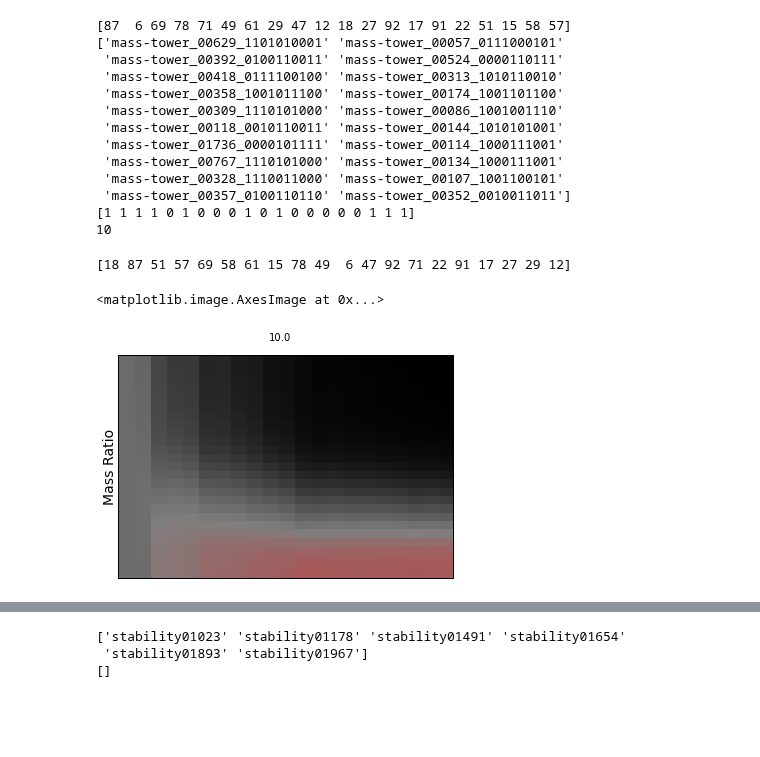
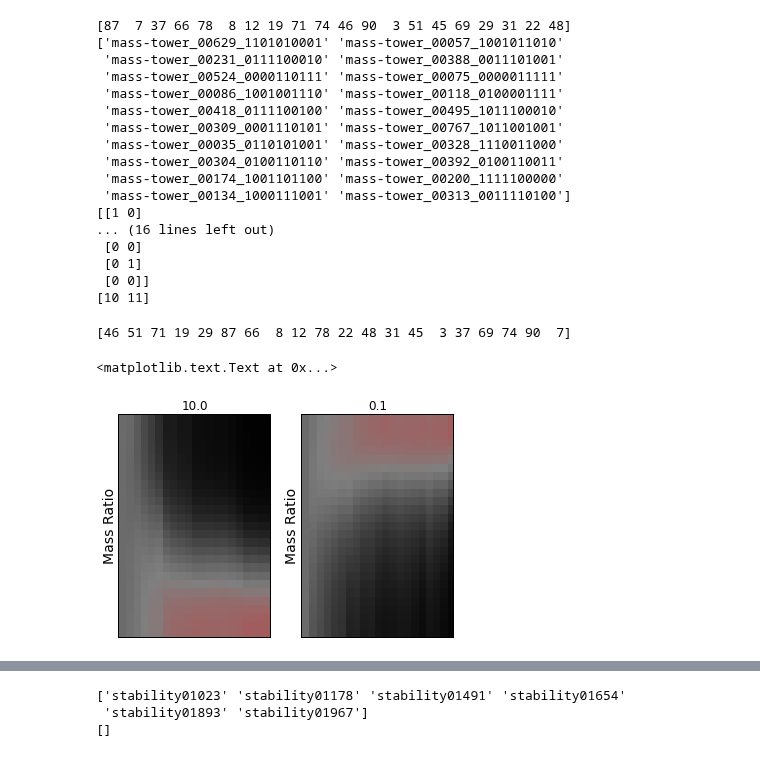
Before and after one commit to berkeley-cocosci/mass-inference, a Jupyter notebook: analysis/informativeness-analysis.ipynb, the cells around one changed output, grey strips where cells are left out. Cells and saved outputs as stored; diff of their text form; code cells hidden in the pictures; blank space fills up the shorter version.

Commit message:
Choose towers to be maximally different between k=0.1 and k=10

```diff
--- a/analysis/informativeness-analysis.ipynb
+++ b/analysis/informativeness-analysis.ipynb
@@ -60,8 +60,9 @@ ext = ['png', 'pdf']
 f_save = False
 f_close = False
 smooth = True
-idx = int(np.nonzero(ratios==10)[0][0])
-nidx = int(np.nonzero(ratios==0.1)[0][0])
+idx0 = int(np.nonzero(ratios==10)[0][0])
+idx1 = int(np.nonzero(ratios==0.1)[0][0])
+idx = [idx0, idx1]
 # %%
 feedback, ipe_samps = lat.make_observer_data(
     nthresh0, nthresh, nsamps, order=False)
@@ -140,0 +124,17 @@ lat.plot_theta(
+# %%
+plt.close('all')
+for i, ix in enumerate(idx):
+    plt.figure()
+    plt.clf()
+    plt.suptitle(ratios[ix])
+    plt.subplot(1, 2, 1)
+    plt.plot(allH[:, i])
+    plt.ylim(0, 3)
+
+    lat.plot_theta(
+	1, 2, 2,
+        np.exp(normalize(allJoint[:, i], axis=-1)[1]),
+	"",
+	exp=1.3,
+	cmap=cmap,
+	fontsize=14)
@@ -141,8 +144,8 @@ lat.plot_theta(
 # %%
 N = 20
 C = 0
-yes = np.nonzero(feedback[:, idx, 0][order] == 0)[0]
-no = np.nonzero(feedback[:, idx, 0][order] == 1)[0]
+yes = np.nonzero(feedback[:, :, 0][:, idx[0]][order] == 0)[0]
+no = np.nonzero(feedback[:, :, 0][:, idx[0]][order] == 1)[0]
 
 mass_example = stimuli[0, order[yes[-1]]]
 exp = order[np.sort(np.hstack([
@@ -158,43 +161,57 @@ eqorder = np.hstack([exp, catch])
 print eqorder
 print stimuli[0, eqorder]
 print fb[eqorder]
-print np.sum(fb[eqorder])
+print np.sum(fb[eqorder], axis=0)
 # %% [output]
-[87  6 69 78 71 49 61 29 47 12 18 27 92 17 91 22 51 15 58 57]
-['mass-tower_00629_1101010001' 'mass-tower_00057_0111000101'
- 'mass-tower_00392_0100110011' 'mass-tower_00524_0000110111'
- 'mass-tower_00418_0111100100' 'mass-tower_00313_1010110010'
- 'mass-tower_00358_1001011100' 'mass-tower_00174_1001101100'
- 'mass-tower_00309_1110101000' 'mass-tower_00086_1001001110'
- 'mass-tower_00118_0010110011' 'mass-tower_00144_1010101001'
- 'mass-tower_01736_0000101111' 'mass-tower_00114_1000111001'
- 'mass-tower_00767_1110101000' 'mass-tower_00134_1000111001'
- 'mass-tower_00328_1110011000' 'mass-tower_00107_1001100101'
- 'mass-tower_00357_0100110110' 'mass-tower_00352_0010011011']
-[1 1 1 1 0 1 0 0 0 1 0 1 0 0 0 0 0 1 1 1]
-10
+[87  7 37 66 78  8 12 19 71 74 46 90  3 51 45 69 29 31 22 48]
+['mass-tower_00629_1101010001' 'mass-tower_00057_1001011010'
+ 'mass-tower_00231_0111100010' 'mass-tower_00388_0011101001'
+ 'mass-tower_00524_0000110111' 'mass-tower_00075_0000011111'
+ 'mass-tower_00086_1001001110' 'mass-tower_00118_0100001111'
+ 'mass-tower_00418_0111100100' 'mass-tower_00495_1011100010'
+ 'mass-tower_00309_0001110101' 'mass-tower_00767_1011001001'
+ 'mass-tower_00035_0110101001' 'mass-tower_00328_1110011000'
+ 'mass-tower_00304_0100110110' 'mass-tower_00392_0100110011'
+ 'mass-tower_00174_1001101100' 'mass-tower_00200_1111100000'
+ 'mass-tower_00134_1000111001' 'mass-tower_00313_0011110100']
+[[1 0]
+... (16 lines left out)
+ [0 0]
+ [0 1]
+ [0 0]]
+[10 11]
 # %%
 np.random.shuffle(eqorder)
 print eqorder
 exp_ipe_samps = ipe_samps[eqorder]
-exp_feedback = feedback[eqorder][:, [idx]]
+exp_feedback = feedback[eqorder][:, idx]
 
 exp_lh, exp_joint, exp_theta = mo.ModelObserver(
     exp_ipe_samps,
     exp_feedback[:, None],
     outcomes=None,
     respond=False,
     smooth=smooth)
 
+close("all")
 lat.plot_theta(
-    1, 1, 1,
+    1, 2, 1,
     np.exp(exp_theta[0]),
     "",
     exp=1.3,
     cmap=cmap,
     fontsize=14)
+plt.title(ratios[idx[0]])
+lat.plot_theta(
+    1, 2, 2,
+    np.exp(exp_theta[1]),
+    "",
+    exp=1.3,
+    cmap=cmap,
+    fontsize=14)
+plt.title(ratios[idx[1]])
 # %% [output]
-[18 87 51 57 69 58 61 15 78 49  6 47 92 71 22 91 17 27 29 12]
+[46 51 71 19 29 87 66  8 12 78 22 48 31 45  3 37 69 74 90  7]
-<matplotlib.image.AxesImage at 0x...>
+<matplotlib.text.Text at 0x...>
-[figure, old version]
+[figure, new version]
 # %%
```
Also changed, not shown: parts of 9 cells of this notebook, 2 other files.
